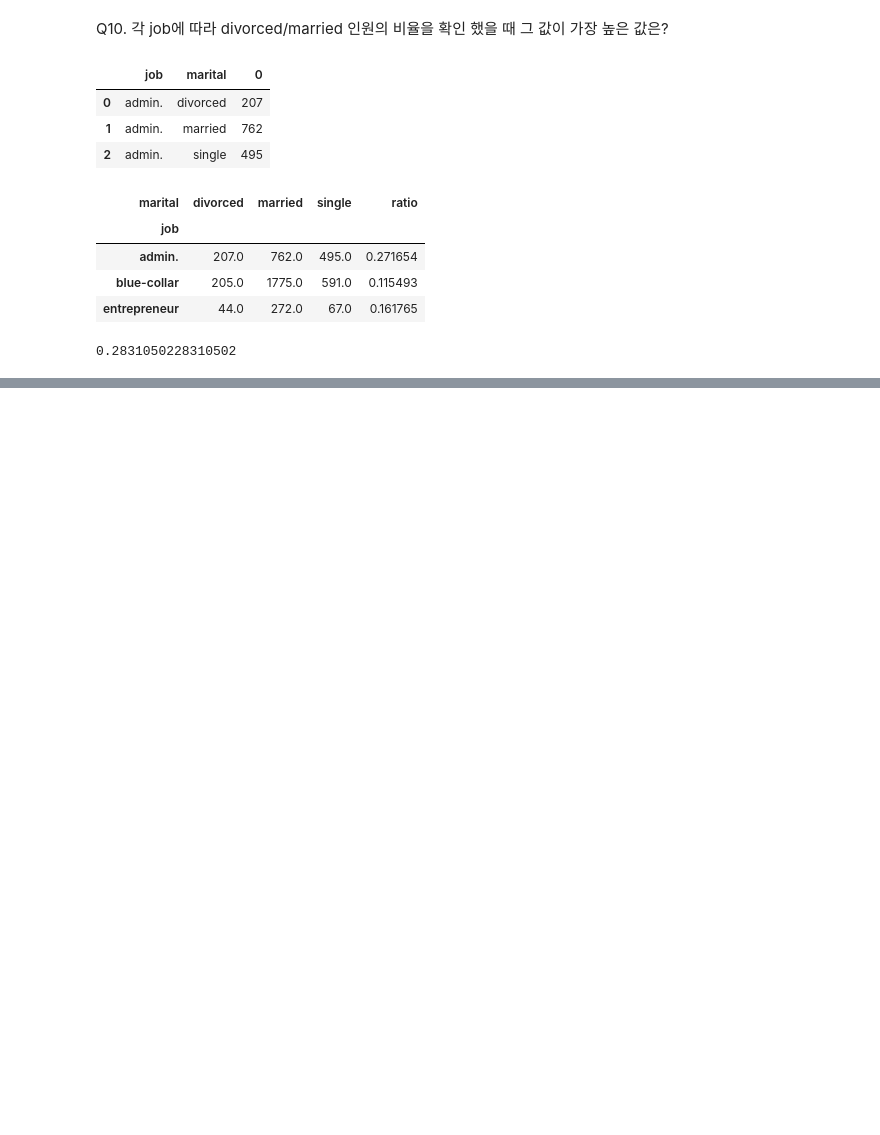
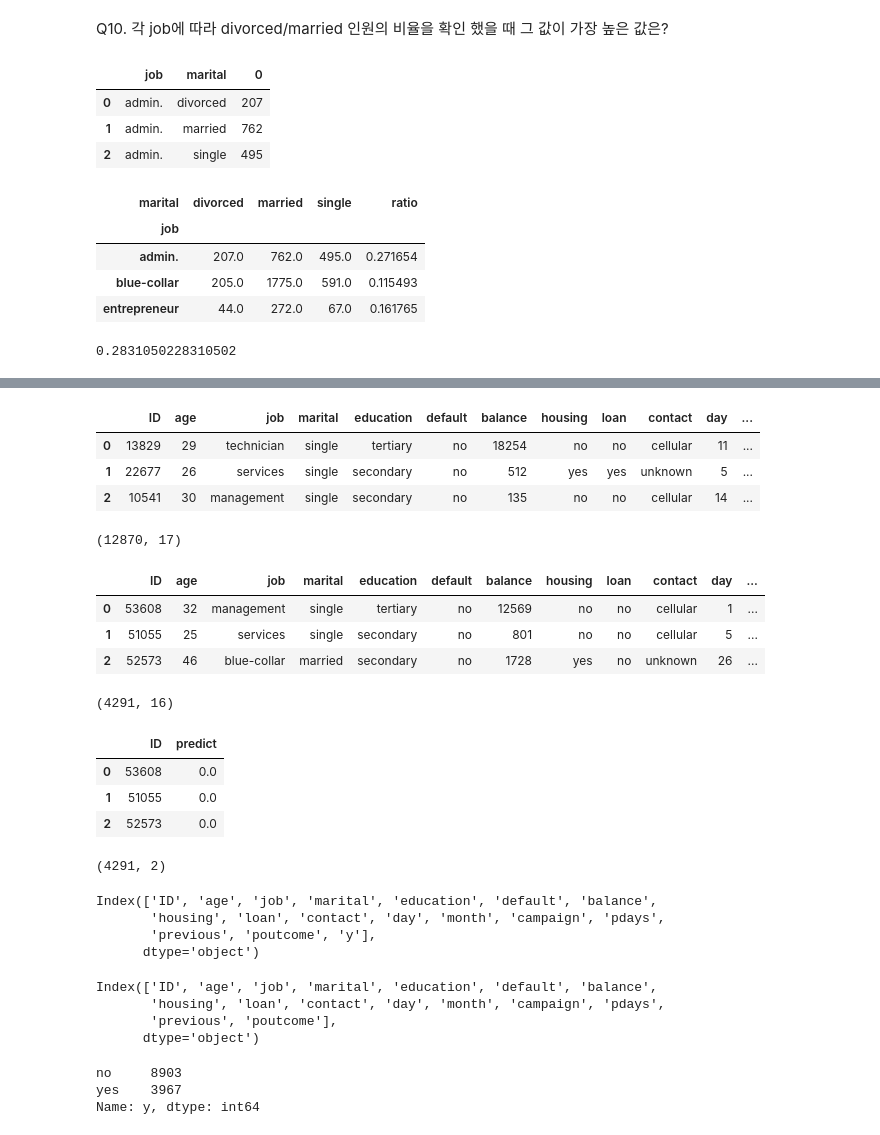
Before and after one commit to heyggun/bigdata_analysis_test, a Jupyter notebook: DataManim_모의1.ipynb, the cells around one changed output, grey strips where cells are left out. Saved outputs shown, nothing was run; the diff lists cells and outputs as text; code cells hidden in the pictures; blank space fills up the shorter version.

```diff
--- a/DataManim_모의1.ipynb
+++ b/DataManim_모의1.ipynb
@@ -129,0 +139,49 @@ pivotdf.sort_values('ratio', ascending=False)['ratio'][0]
+# %%
+train = pd.read_csv('https://raw.githubusercontent.com/Datamanim/datarepo/main/bank/train.csv')
+test = pd.read_csv('https://raw.githubusercontent.com/Datamanim/datarepo/main/bank/test.csv')
+submission = pd.read_csv('https://raw.githubusercontent.com/Datamanim/datarepo/main/bank/submission.csv')
+# %%
+display(train.head(3))
+print(train.shape)
+
+display(test.head(3))
+print(test.shape)
+
+display(submission.head(3))
+print(submission.shape)
+# %% [output]
+|  | ID | age | job | marital | education | default | balance | housing | loan | contact | day | ... |
+| 0 | 13829 | 29 | technician | single | tertiary | no | 18254 | no | no | cellular | 11 | ... |
+| 1 | 22677 | 26 | services | single | secondary | no | 512 | yes | yes | unknown | 5 | ... |
+| 2 | 10541 | 30 | management | single | secondary | no | 135 | no | no | cellular | 14 | ... |
+(12870, 17)
+|  | ID | age | job | marital | education | default | balance | housing | loan | contact | day | ... |
+| 0 | 53608 | 32 | management | single | tertiary | no | 12569 | no | no | cellular | 1 | ... |
+| 1 | 51055 | 25 | services | single | secondary | no | 801 | no | no | cellular | 5 | ... |
+| 2 | 52573 | 46 | blue-collar | married | secondary | no | 1728 | yes | no | unknown | 26 | ... |
+(4291, 16)
+|  | ID | predict |
+| 0 | 53608 | 0.0 |
+| 1 | 51055 | 0.0 |
+| 2 | 52573 | 0.0 |
+(4291, 2)
+# %%
+train.columns
+# %% [output]
+Index(['ID', 'age', 'job', 'marital', 'education', 'default', 'balance',
+       'housing', 'loan', 'contact', 'day', 'month', 'campaign', 'pdays',
+       'previous', 'poutcome', 'y'],
+      dtype='object')
+# %%
+test.columns
+# %% [output]
+Index(['ID', 'age', 'job', 'marital', 'education', 'default', 'balance',
+       'housing', 'loan', 'contact', 'day', 'month', 'campaign', 'pdays',
+       'previous', 'poutcome'],
+      dtype='object')
+# %%
+train['y'].value_counts()
+# %% [output]
+no     8903
+yes    3967
+Name: y, dtype: int64
```
Also changed, not shown: parts of 14 cells of this notebook.
